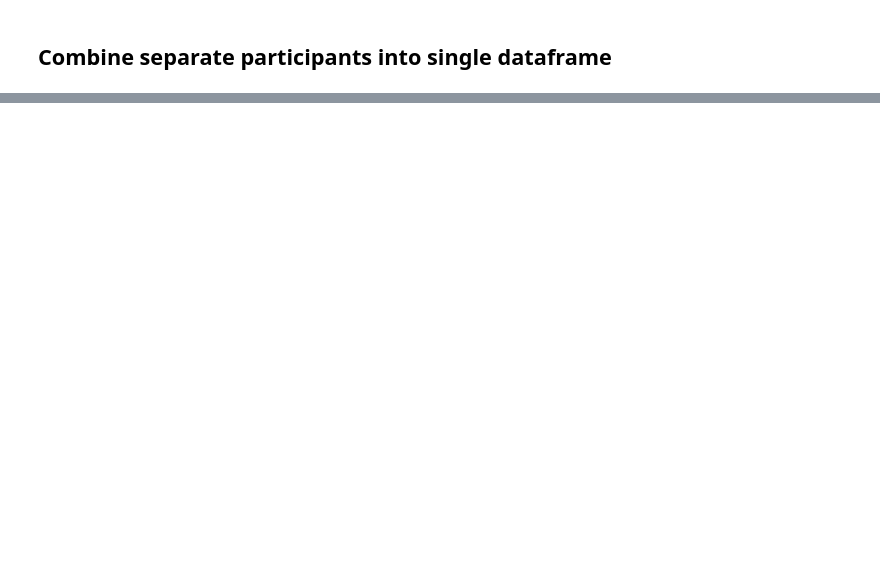
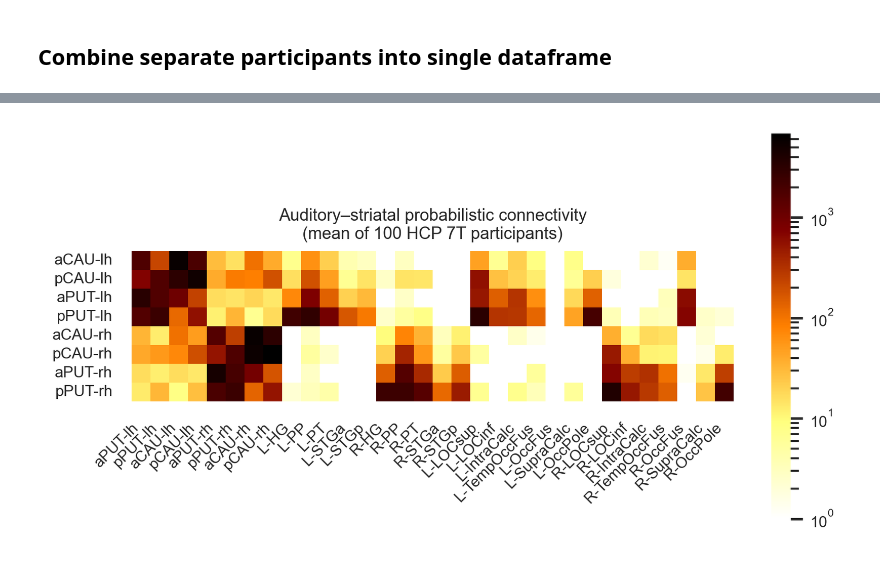
Before and after one commit to sitek/DAC1-corticostriatal-connectivity, a Jupyter notebook: connectivity_statistics.ipynb, the cells around one changed output, grey strips where cells are left out. Drawn from its saved outputs; the diff is of its cells as text; code cells hidden in the pictures; blank space fills up the shorter version.

```diff
--- a/connectivity_statistics.ipynb
+++ b/connectivity_statistics.ipynb
@@ -259,0 +342,7 @@ print(out_fpath)
+# %%
+cau_lh_list = sorted(glob(roi_dir+'/*CAU*lh.nii.gz'))
+put_lh_list = sorted(glob(roi_dir+'/*PUT*lh.nii.gz'))
+cau_rh_list = sorted(glob(roi_dir+'/*CAU*rh.nii.gz'))
+put_rh_list = sorted(glob(roi_dir+'/*PUT*rh.nii.gz'))
+
+cp_list = cau_lh_list + put_lh_list + cau_rh_list + put_rh_list
@@ -259,0 +386,11 @@ print(out_fpath)
+# %%
+corrected_list = []
+for rx, roi_name in enumerate(list(roi_vols.keys())):
+    print(roi_name)
+    roi_row = mean_df[mean_df.seed==roi_name]
+    print(roi_row)
+
+    roi_row_corrected = roi_row.iloc[0,2:].to_numpy() / roi_vols[roi_name] * vox_count_array.mean()
+    print(roi_row_corrected)
+
+    corrected_list.append(roi_row_corrected)
@@ -259,0 +422,5 @@ print(out_fpath)
+# %%
+cs_df = pd.DataFrame(data=corrected_list,
+                          columns=region_list,
+                          index=list(roi_vols.keys()))
+print(cs_df)
@@ -259,0 +457,22 @@ print(out_fpath)
+# %%
+df_max = cs_df.to_numpy().max()
+
+sns.set(font_scale=.7)
+sns.set_style("white")
+
+f, ax = plt.subplots(1,1,figsize=(6,3), dpi=300)
+
+sns.heatmap(cs_df, ax=ax, cmap="afmhot_r",
+            norm=colors.LogNorm(vmin=1, vmax=df_max),
+            square=True)
+ax.set_title('Auditory–striatal probabilistic connectivity\n(mean of 100 HCP 7T participants)');
+#ax.tick_params(rotation=45, ha='right');
+plt.setp(ax.get_xticklabels(), rotation=45, ha="right")
+
+#sns.heatmap(right_cs_df, ax=ax[1], cmap="afmhot_r",
+#            norm=colors.LogNorm(vmin=1, vmax=df_max),)
+#ax[1].tick_params(rotation=45);
+#ax[1].set_title('Right hemisphere auditory–striatal probabilistic connectivity');
+f.tight_layout()
+# %% [output]
+[figure, added]
```
Also changed, not shown: parts of 46 cells of this notebook, 5 other files.
